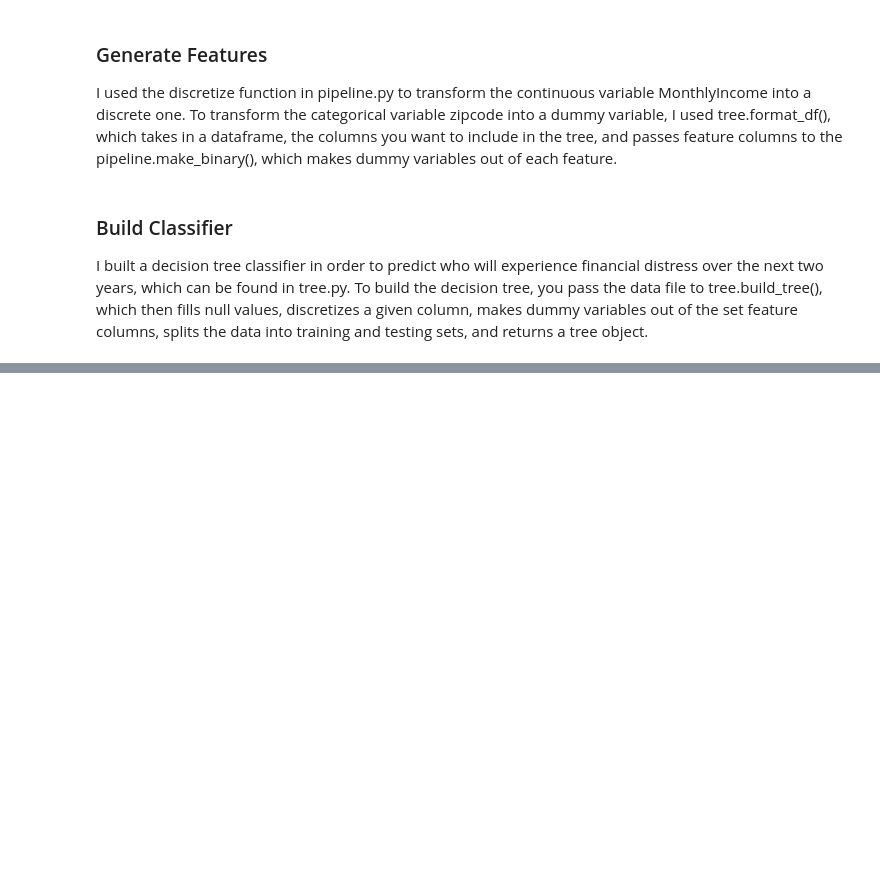
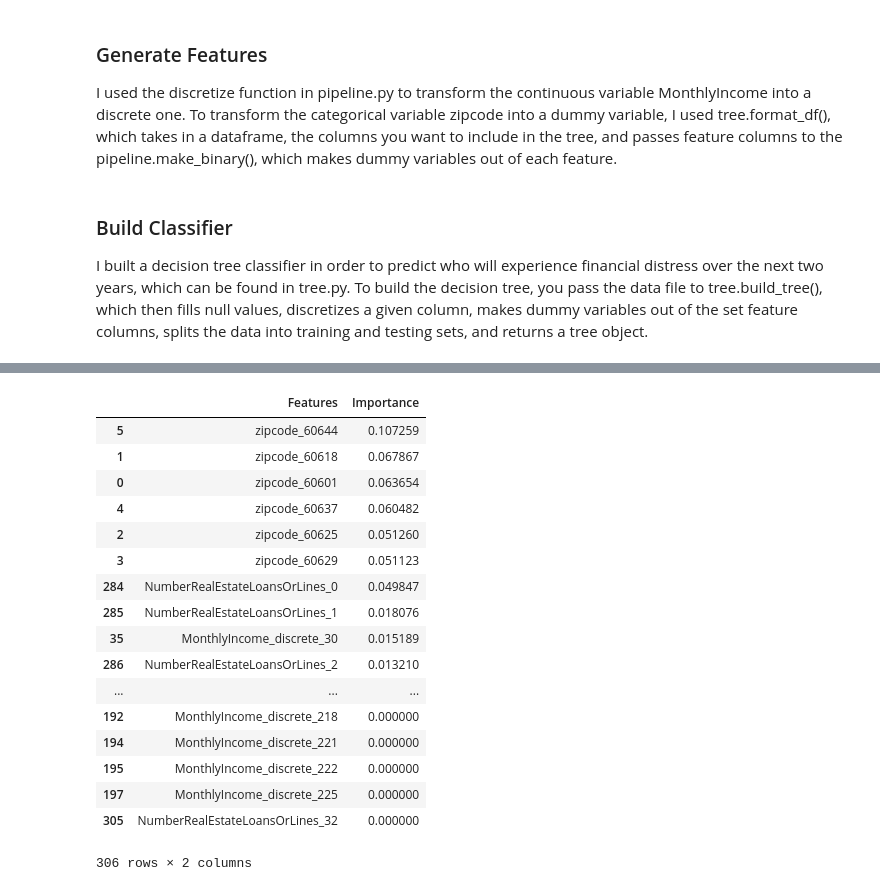
Before and after one commit to jamjensen/ml-pub-policy, a Jupyter notebook: hw2/hw2-writeup.ipynb, the cells around one changed output, grey strips where cells are left out. Cells and saved outputs as stored; diff of their text form; code cells hidden in the pictures; blank space fills up the shorter version.

```diff
--- a/hw2/hw2-writeup.ipynb
+++ b/hw2/hw2-writeup.ipynb
@@ -168,0 +162,21 @@ tst_tree.accuracy
+# %%
+tst_tree.feature_importance
+# %% [output]
+|  | Features | Importance |
+| 5 | zipcode_60644 | 0.107259 |
+| 1 | zipcode_60618 | 0.067867 |
+| 0 | zipcode_60601 | 0.063654 |
+| 4 | zipcode_60637 | 0.060482 |
+| 2 | zipcode_60625 | 0.051260 |
+| 3 | zipcode_60629 | 0.051123 |
+| 284 | NumberRealEstateLoansOrLines_0 | 0.049847 |
+| 285 | NumberRealEstateLoansOrLines_1 | 0.018076 |
+| 35 | MonthlyIncome_discrete_30 | 0.015189 |
+| 286 | NumberRealEstateLoansOrLines_2 | 0.013210 |
+| ... | ... | ... |
+| 192 | MonthlyIncome_discrete_218 | 0.000000 |
+| 194 | MonthlyIncome_discrete_221 | 0.000000 |
+| 195 | MonthlyIncome_discrete_222 | 0.000000 |
+| 197 | MonthlyIncome_discrete_225 | 0.000000 |
+| 305 | NumberRealEstateLoansOrLines_32 | 0.000000 |
+306 rows × 2 columns
```
Also changed, not shown: parts of 6 cells of this notebook, 3 other files.
